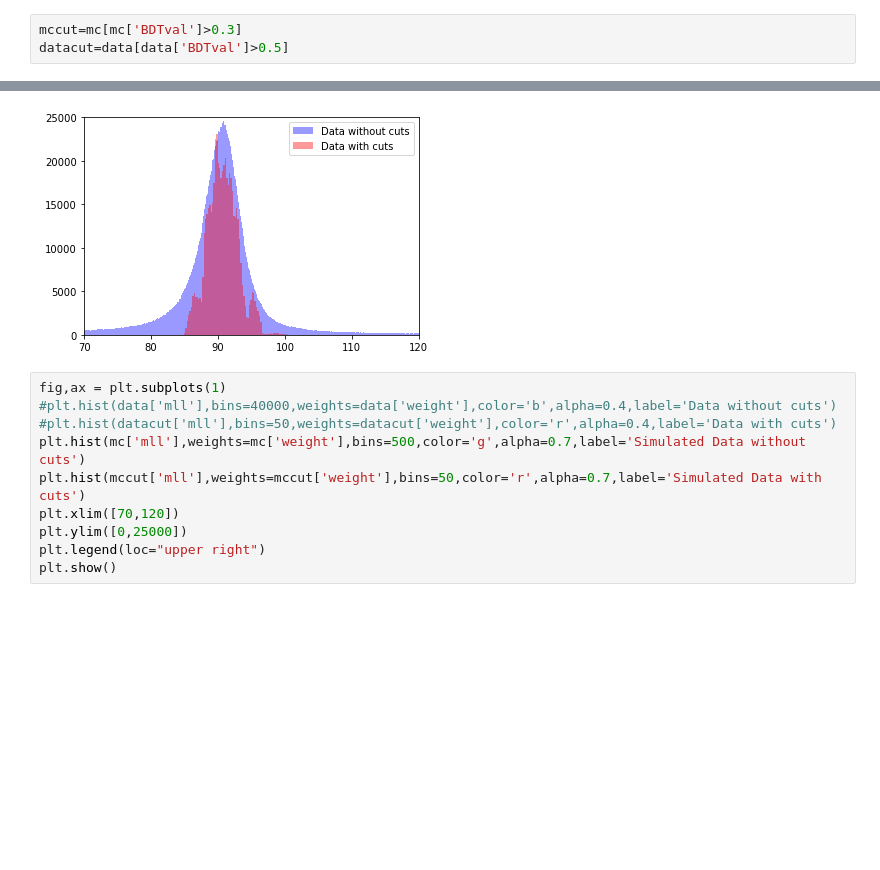
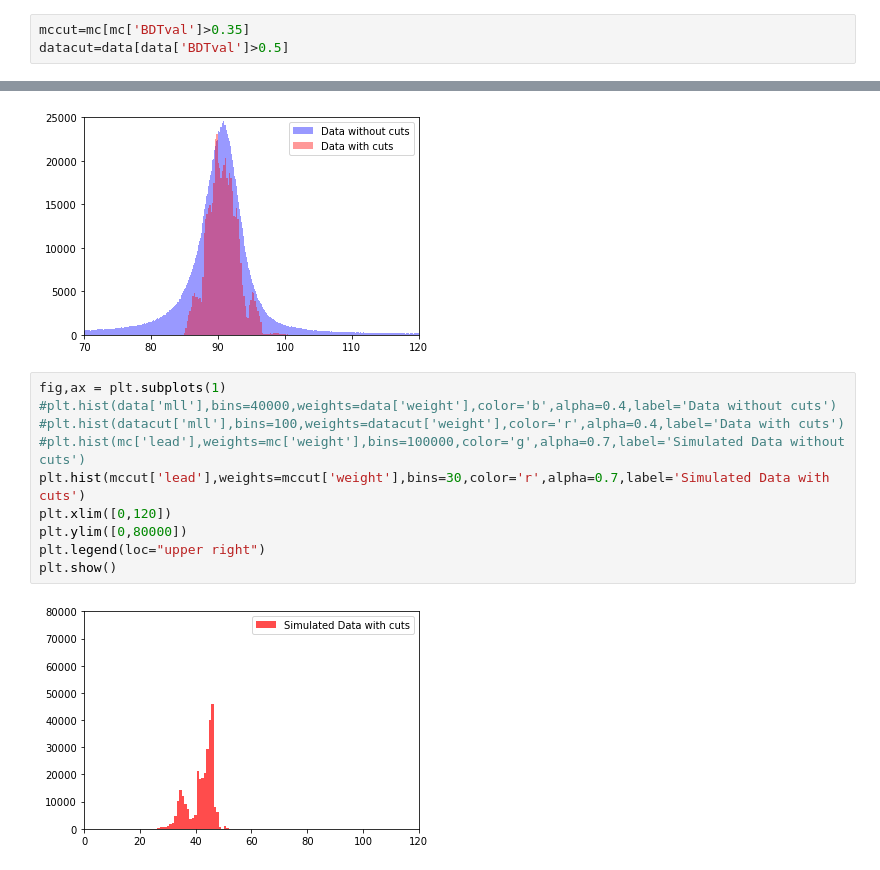
Before and after one commit to jdvillamils/BDT, a Jupyter notebook: BDTAnalysis.ipynb, the cells around one changed output, grey strips where cells are left out. Drawn from its saved outputs; the diff is of its cells as text; blank space fills up the shorter version.

```diff
--- a/BDTAnalysis.ipynb
+++ b/BDTAnalysis.ipynb
@@ -12,7 +10,7 @@ data=rp.read_root('RootFiles/data.root')
 mc['BDTval']=rp.read_root('RootFiles/TMVAppValues.root')
 data['BDTval']=rp.read_root('RootFiles/TMVAppValuesData.root')
 # %%
-mccut=mc[mc['BDTval']>0.3]
+mccut=mc[mc['BDTval']>0.35]
 datacut=data[data['BDTval']>0.5]
 # %%
 fig,ax = plt.subplots(1)
@@ -41,10 +39,12 @@ plt.show()
 # %%
 fig,ax = plt.subplots(1)
 #plt.hist(data['mll'],bins=40000,weights=data['weight'],color='b',alpha=0.4,label='Data without cuts')
-#plt.hist(datacut['mll'],bins=50,weights=datacut['weight'],color='r',alpha=0.4,label='Data with cuts')
-plt.hist(mc['mll'],weights=mc['weight'],bins=500,color='g',alpha=0.7,label='Simulated Data without cuts')
-plt.hist(mccut['mll'],weights=mccut['weight'],bins=50,color='r',alpha=0.7,label='Simulated Data with cuts')
-plt.xlim([70,120])
-plt.ylim([0,25000])
+#plt.hist(datacut['mll'],bins=100,weights=datacut['weight'],color='r',alpha=0.4,label='Data with cuts')
+#plt.hist(mc['lead'],weights=mc['weight'],bins=100000,color='g',alpha=0.7,label='Simulated Data without cuts')
+plt.hist(mccut['lead'],weights=mccut['weight'],bins=30,color='r',alpha=0.7,label='Simulated Data with cuts')
+plt.xlim([0,120])
+plt.ylim([0,80000])
 plt.legend(loc="upper right")
 plt.show()
+# %% [output]
+[figure, added]
```
Also changed, not shown: parts of 2 cells of this notebook, 1 other file.
